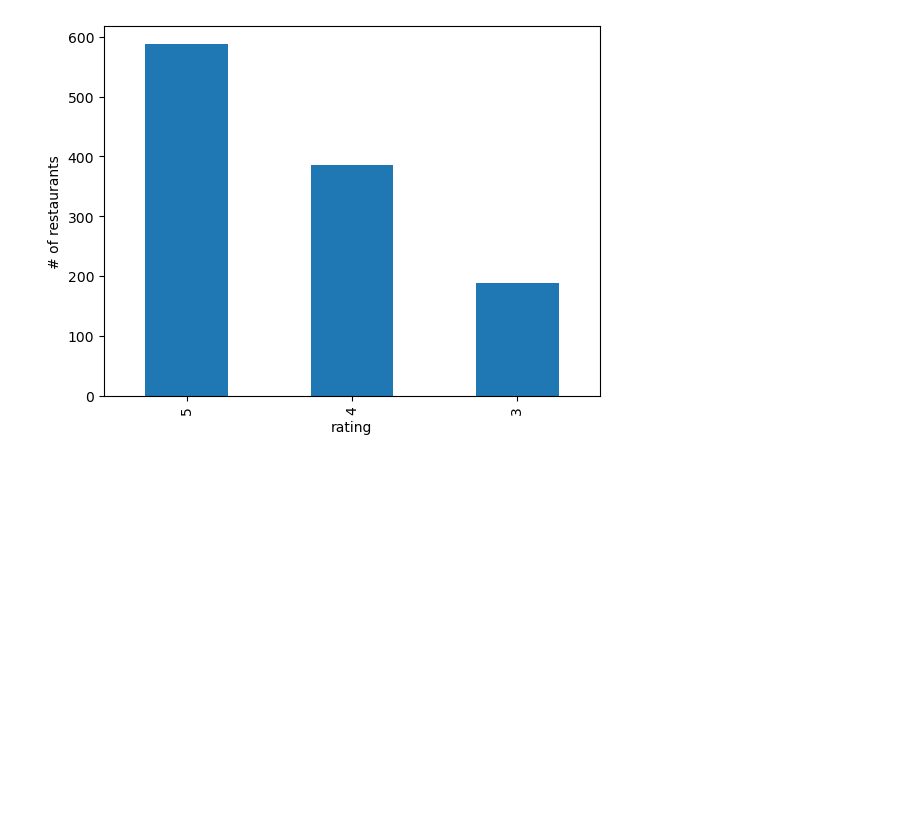
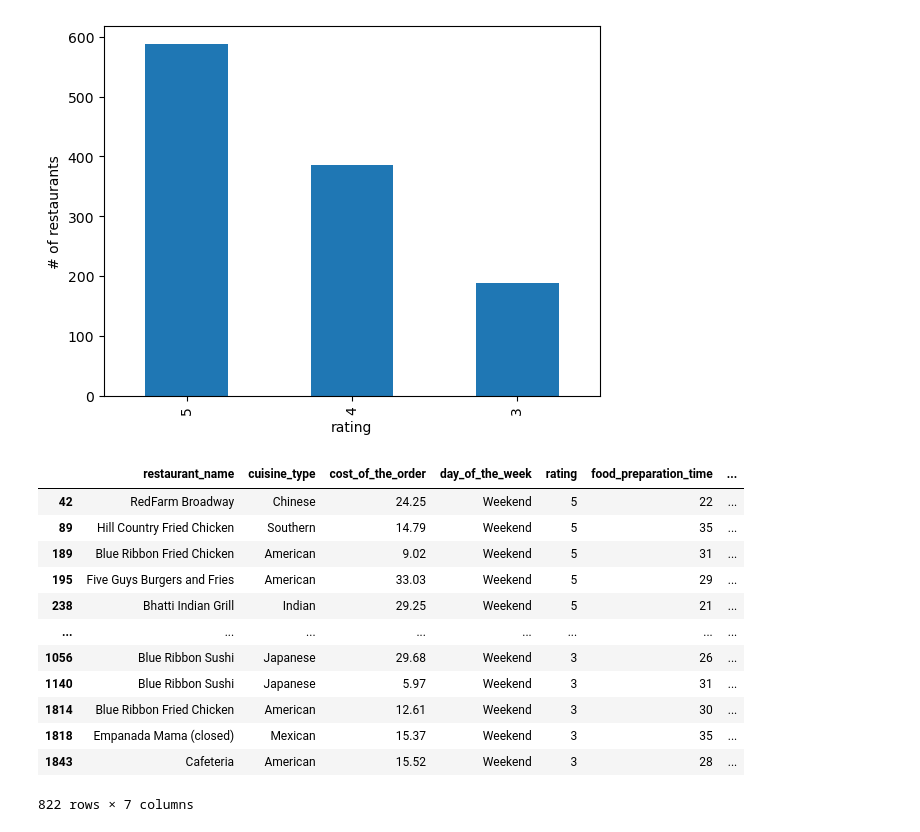
Before and after one commit to WanessaEdmond/GroupProjectFoodies, a Jupyter notebook: ny_foodies.ipynb, the cells around one changed output. Drawn from its saved outputs; the diff is of its cells as text; code cells hidden in the pictures; blank space fills up the shorter version.

```diff
--- a/ny_foodies.ipynb
+++ b/ny_foodies.ipynb
@@ -239,3 +239,22 @@ plt.xlabel('rating')
 plt.show()
 # %% [output]
 [figure]
+# %%
+#Best Restaurant on the weekend with fastest delivery time
+five_star_rating10=Clean_data.loc[Clean_data['day_of_the_week']!='Weekday']
+five_star_rating=five_star_rating10.sort_values(['rating', 'delivery_time'], ascending=[False, True])
+five_star_rating
+# %% [output]
+|  | restaurant_name | cuisine_type | cost_of_the_order | day_of_the_week | rating | food_preparation_time | ... |
+| 42 | RedFarm Broadway | Chinese | 24.25 | Weekend | 5 | 22 | ... |
+| 89 | Hill Country Fried Chicken | Southern | 14.79 | Weekend | 5 | 35 | ... |
+| 189 | Blue Ribbon Fried Chicken | American | 9.02 | Weekend | 5 | 31 | ... |
+| 195 | Five Guys Burgers and Fries | American | 33.03 | Weekend | 5 | 29 | ... |
+| 238 | Bhatti Indian Grill | Indian | 29.25 | Weekend | 5 | 21 | ... |
+| ... | ... | ... | ... | ... | ... | ... | ... |
+| 1056 | Blue Ribbon Sushi | Japanese | 29.68 | Weekend | 3 | 26 | ... |
+| 1140 | Blue Ribbon Sushi | Japanese | 5.97 | Weekend | 3 | 31 | ... |
+| 1814 | Blue Ribbon Fried Chicken | American | 12.61 | Weekend | 3 | 30 | ... |
+| 1818 | Empanada Mama (closed) | Mexican | 15.37 | Weekend | 3 | 35 | ... |
+| 1843 | Cafeteria | American | 15.52 | Weekend | 3 | 28 | ... |
+822 rows × 7 columns
```
Also changed, not shown: parts of 2 cells of this notebook.
